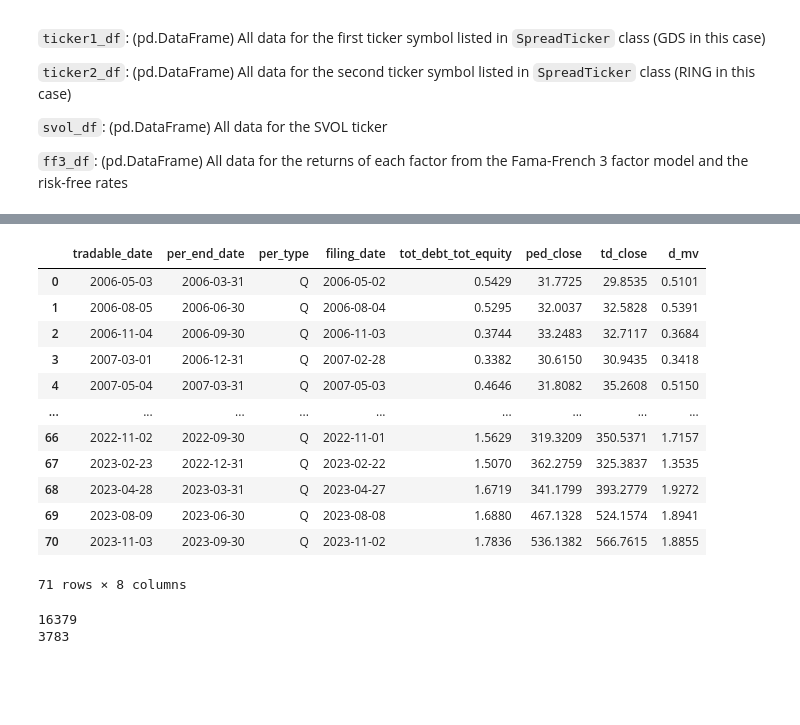
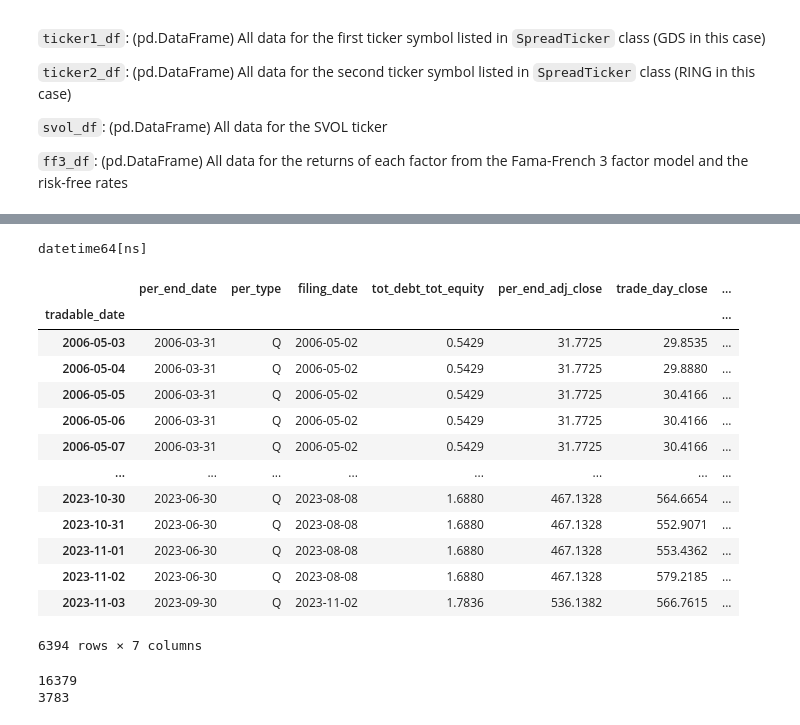
Before and after one commit to MrHumble-Bee/quantitative_trading_strategies, a Jupyter notebook: hw3_financialratioquantiles/hw3_financialratioquantiles.ipynb, the cells around one changed output, grey strips where cells are left out. Cells and saved outputs as stored; diff of their text form; code cells hidden in the pictures; blank space fills up the shorter version.

Commit message:
debt_mv progress

```diff
--- a/hw3_financialratioquantiles/hw3_financialratioquantiles.ipynb
+++ b/hw3_financialratioquantiles/hw3_financialratioquantiles.ipynb
@@ -627,3 +656,5 @@ tables['MKTV']
+# %%
+price_table = Processing.extract_expand_ffill(price_table.set_index('date').sort_index())
 # %%
 def process_ret_invst(zacks_mktv_table: pd.DataFrame, zacks_fr_table: pd.DataFrame, zacks_fc_table: pd.DataFrame, filter_per_type: str='Q'):
     # Validation
@@ -691,0 +723,3 @@ debt_equity_df
+# %%
+price_table = Processing.extract_expand_ffill(price_table)
+price_table
@@ -692,23 +741,27 @@ debt_equity_df
 # %%
 lly = debt_equity_df.xs('LLY', level='m_ticker').reset_index()
-lly['ped_close'] = price_table.loc[lly['per_end_date'], 'adj_close'].reset_index()['adj_close']
-lly['td_close'] = price_table.loc[lly['tradable_date'], 'adj_close'].reset_index()['adj_close']
-# lly['d_mv'] = lly['tot_debt_tot_equity'] * (lly['td_close'] / lly['ped_close'])
-lly[]
+lly['per_end_adj_close'] = price_table.loc[lly['per_end_date'], 'adj_close'].reset_index()['adj_close']
+lly = Processing.extract_expand_ffill(lly.set_index('tradable_date'))
+lly['trade_day_close'] = price_table.loc[lly.index, 'adj_close']
+lly['d_mv'] = lly['tot_debt_tot_equity'] * (lly['trade_day_close'] / lly['per_end_adj_close'])
+lly.index.name = 'tradable_date'
+lly
 # %% [output]
+datetime64[ns]
-|  | tradable_date | per_end_date | per_type | filing_date | tot_debt_tot_equity | ped_close | td_close | d_mv |
-| 0 | 2006-05-03 | 2006-03-31 | Q | 2006-05-02 | 0.5429 | 31.7725 | 29.8535 | 0.5101 |
-| 1 | 2006-08-05 | 2006-06-30 | Q | 2006-08-04 | 0.5295 | 32.0037 | 32.5828 | 0.5391 |
-| 2 | 2006-11-04 | 2006-09-30 | Q | 2006-11-03 | 0.3744 | 33.2483 | 32.7117 | 0.3684 |
-| 3 | 2007-03-01 | 2006-12-31 | Q | 2007-02-28 | 0.3382 | 30.6150 | 30.9435 | 0.3418 |
-| 4 | 2007-05-04 | 2007-03-31 | Q | 2007-05-03 | 0.4646 | 31.8082 | 35.2608 | 0.5150 |
-| ... | ... | ... | ... | ... | ... | ... | ... | ... |
-| 66 | 2022-11-02 | 2022-09-30 | Q | 2022-11-01 | 1.5629 | 319.3209 | 350.5371 | 1.7157 |
-| 67 | 2023-02-23 | 2022-12-31 | Q | 2023-02-22 | 1.5070 | 362.2759 | 325.3837 | 1.3535 |
-| 68 | 2023-04-28 | 2023-03-31 | Q | 2023-04-27 | 1.6719 | 341.1799 | 393.2779 | 1.9272 |
-| 69 | 2023-08-09 | 2023-06-30 | Q | 2023-08-08 | 1.6880 | 467.1328 | 524.1574 | 1.8941 |
-| 70 | 2023-11-03 | 2023-09-30 | Q | 2023-11-02 | 1.7836 | 536.1382 | 566.7615 | 1.8855 |
+|  | per_end_date | per_type | filing_date | tot_debt_tot_equity | per_end_adj_close | trade_day_close | ... |
+| tradable_date |  |  |  |  |  |  | ... |
+| 2006-05-03 | 2006-03-31 | Q | 2006-05-02 | 0.5429 | 31.7725 | 29.8535 | ... |
+| 2006-05-04 | 2006-03-31 | Q | 2006-05-02 | 0.5429 | 31.7725 | 29.8880 | ... |
+| 2006-05-05 | 2006-03-31 | Q | 2006-05-02 | 0.5429 | 31.7725 | 30.4166 | ... |
+| 2006-05-06 | 2006-03-31 | Q | 2006-05-02 | 0.5429 | 31.7725 | 30.4166 | ... |
+| 2006-05-07 | 2006-03-31 | Q | 2006-05-02 | 0.5429 | 31.7725 | 30.4166 | ... |
+| ... | ... | ... | ... | ... | ... | ... | ... |
+| 2023-10-30 | 2023-06-30 | Q | 2023-08-08 | 1.6880 | 467.1328 | 564.6654 | ... |
+| 2023-10-31 | 2023-06-30 | Q | 2023-08-08 | 1.6880 | 467.1328 | 552.9071 | ... |
+| 2023-11-01 | 2023-06-30 | Q | 2023-08-08 | 1.6880 | 467.1328 | 553.4362 | ... |
+| 2023-11-02 | 2023-06-30 | Q | 2023-08-08 | 1.6880 | 467.1328 | 579.2185 | ... |
+| 2023-11-03 | 2023-09-30 | Q | 2023-11-02 | 1.7836 | 536.1382 | 566.7615 | ... |
-71 rows × 8 columns
+6394 rows × 7 columns
 # %%
 unwanted_sectors = {
     'automotive': [5],
```
Also changed, not shown: parts of 18 cells of this notebook.
